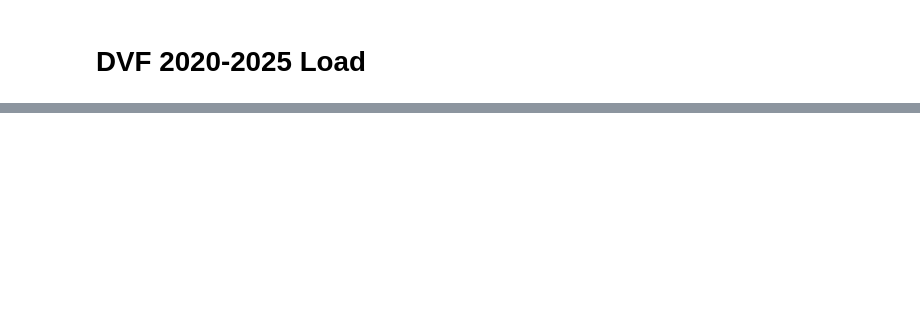
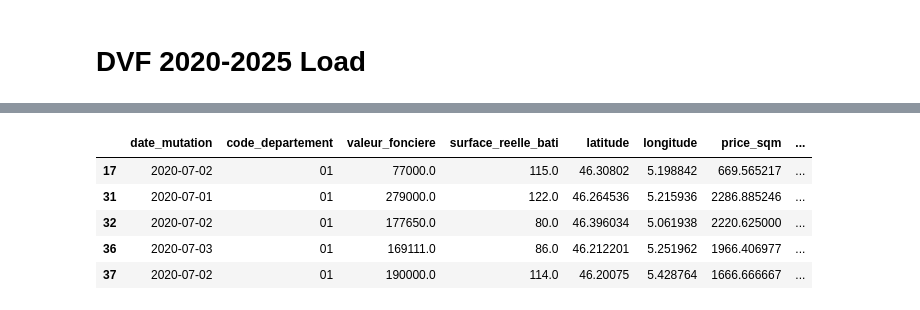
Before and after one commit to biondi-s/re_france, a Jupyter notebook: notebooks/02_dvf_load.ipynb, the cells around one changed output, grey strips where cells are left out. Saved outputs shown, nothing was run; the diff lists cells and outputs as text; code cells hidden in the pictures; blank space fills up the shorter version.

```diff
--- a/notebooks/02_dvf_load.ipynb
+++ b/notebooks/02_dvf_load.ipynb
@@ -37 +46,10 @@ date_mutation
 Name: count, dtype: float64
+# %%
+dvf_df.head(5)
+# %% [output]
+|  | date_mutation | code_departement | valeur_fonciere | surface_reelle_bati | latitude | longitude | price_sqm | ... |
+| 17 | 2020-07-02 | 01 | 77000.0 | 115.0 | 46.30802 | 5.198842 | 669.565217 | ... |
+| 31 | 2020-07-01 | 01 | 279000.0 | 122.0 | 46.264536 | 5.215936 | 2286.885246 | ... |
+| 32 | 2020-07-02 | 01 | 177650.0 | 80.0 | 46.396034 | 5.061938 | 2220.625000 | ... |
+| 36 | 2020-07-03 | 01 | 169111.0 | 86.0 | 46.212201 | 5.251962 | 1966.406977 | ... |
+| 37 | 2020-07-02 | 01 | 190000.0 | 114.0 | 46.20075 | 5.428764 | 1666.666667 | ... |
```
Also changed, not shown: parts of 10 cells of this notebook, 1 other file.
